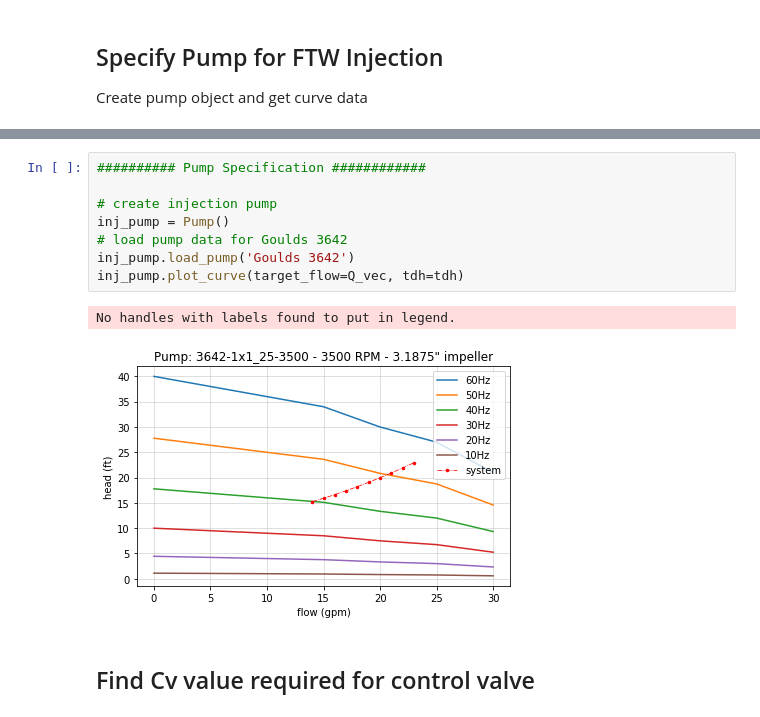
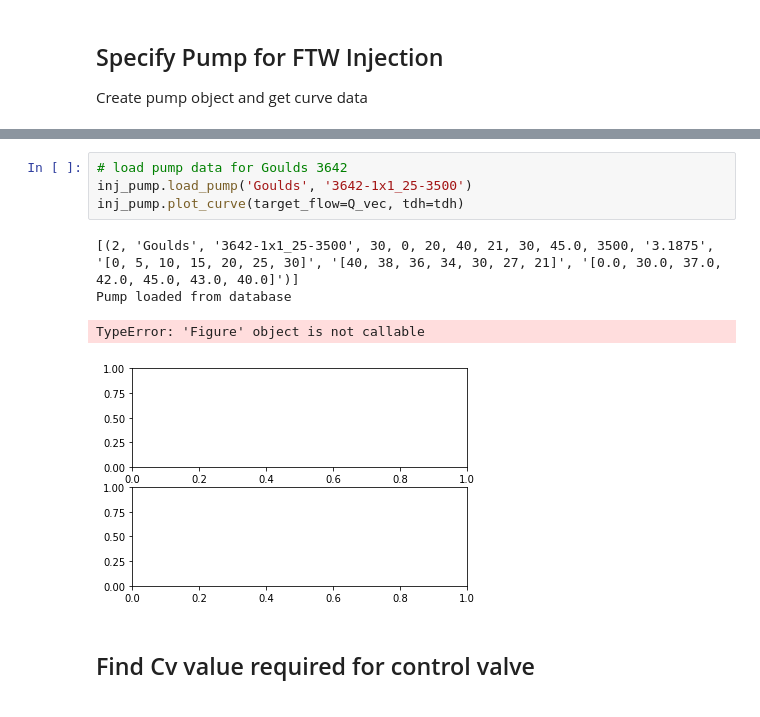
Before and after one commit to hasemar/water, a Jupyter notebook: examples/ftw_jpnote.ipynb, the cells around one changed output, grey strips where cells are left out. Saved outputs shown, nothing was run; the diff lists cells and outputs as text.

Commit message:
Changed pumps module to utilize a database instead of csv files. Added several methods to the pumps class to work with the database

```diff
--- a/examples/ftw_jpnote.ipynb
+++ b/examples/ftw_jpnote.ipynb
@@ -181,14 +198,12 @@ Create pump object and get curve data
 # %%
-########## Pump Specification ############
-
-# create injection pump
-inj_pump = Pump()
 # load pump data for Goulds 3642
-inj_pump.load_pump('Goulds 3642')
+inj_pump.load_pump('Goulds', '3642-1x1_25-3500')
 inj_pump.plot_curve(target_flow=Q_vec, tdh=tdh)
 # %% [output]
-No handles with labels found to put in legend.
+[(2, 'Goulds', '3642-1x1_25-3500', 30, 0, 20, 40, 21, 30, 45.0, 3500, '3.1875', '[0, 5, 10, 15, 20, 25, 30]', '[40, 38, 36, 34, 30, 27, 21]', '[0.0, 30.0, 37.0, 42.0, 45.0, 43.0, 40.0]')]
+Pump loaded from database
+TypeError: 'Figure' object is not callable
-[figure, old version]
+[figure, new version]
 # %% [markdown]
 ## Find Cv value required for control valve
 # %%
```
Also changed, not shown: parts of 5 cells of this notebook, 28 other files.
